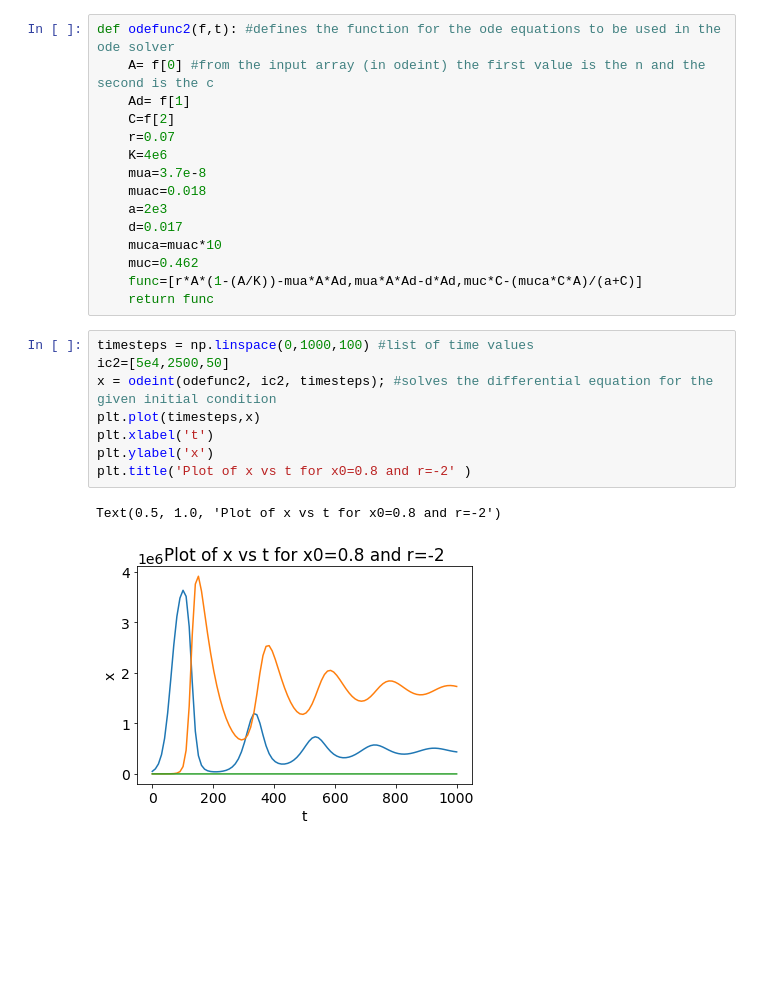
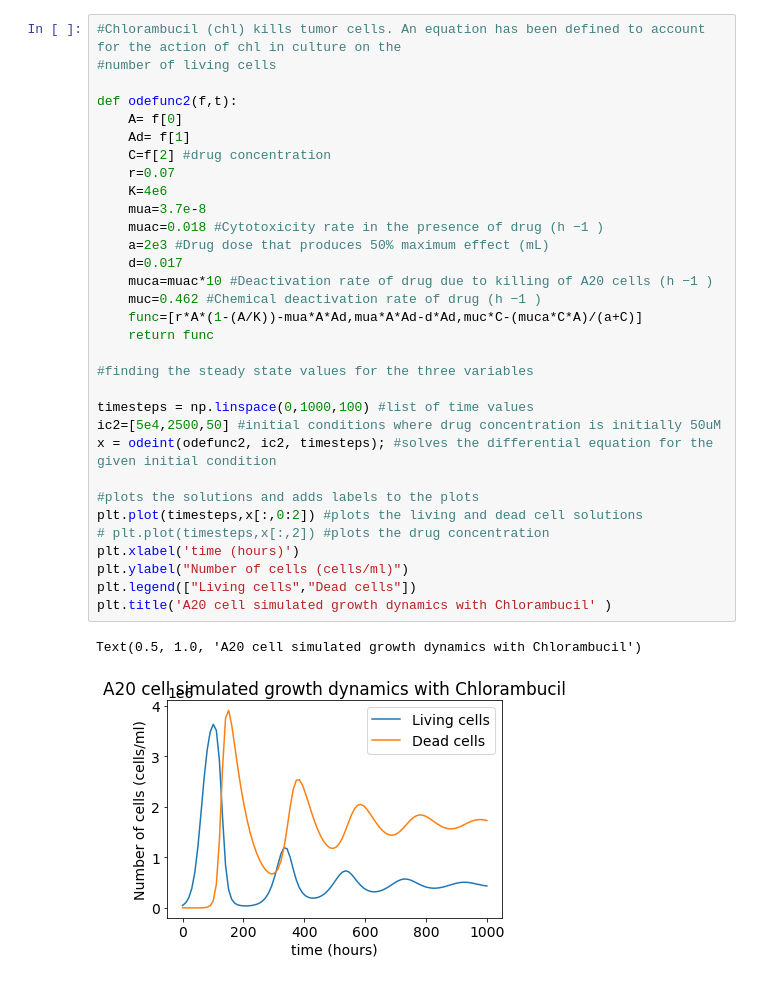
Before and after one commit to traceymoyston/CHE2410_Project2, a Jupyter notebook: project2.ipynb, the cells around one changed output. Saved outputs shown, nothing was run; the diff lists cells and outputs as text; blank space fills up the shorter version.

```diff
--- a/project2.ipynb
+++ b/project2.ipynb
@@ -42,27 +45,36 @@ plt.plot(traindata["Time"],exp1)
-# %%
-def odefunc2(f,t): #defines the function for the ode equations to be used in the ode solver
-    A= f[0] #from the input array (in odeint) the first value is the n and the second is the c
-    Ad= f[1]
-    C=f[2]
-    r=0.07
-    K=4e6
-    mua=3.7e-8
-    muac=0.018
-    a=2e3
-    d=0.017
-    muca=muac*10
-    muc=0.462
-    func=[r*A*(1-(A/K))-mua*A*Ad,mua*A*Ad-d*Ad,muc*C-(muca*C*A)/(a+C)]
-    return func
-# %%
-timesteps = np.linspace(0,1000,100) #list of time values
-ic2=[5e4,2500,50]
-x = odeint(odefunc2, ic2, timesteps); #solves the differential equation for the given initial condition
-plt.plot(timesteps,x)
-plt.xlabel('t')
-plt.ylabel('x')
-plt.title('Plot of x vs t for x0=0.8 and r=-2' )
-# %% [output]
-Text(0.5, 1.0, 'Plot of x vs t for x0=0.8 and r=-2')
-[figure, removed]
+# %%
+#Chlorambucil (chl) kills tumor cells. An equation has been defined to account for the action of chl in culture on the
+#number of living cells
+
+def odefunc2(f,t):
+    A= f[0]
+    Ad= f[1]
+    C=f[2] #drug concentration
+    r=0.07
+    K=4e6
+    mua=3.7e-8
+    muac=0.018 #Cytotoxicity rate in the presence of drug (h −1 )
+    a=2e3 #Drug dose that produces 50% maximum effect (mL)
+    d=0.017
+    muca=muac*10 #Deactivation rate of drug due to killing of A20 cells (h −1 )
+    muc=0.462 #Chemical deactivation rate of drug (h −1 )
+    func=[r*A*(1-(A/K))-mua*A*Ad,mua*A*Ad-d*Ad,muc*C-(muca*C*A)/(a+C)]
+    return func
+
+#finding the steady state values for the three variables
+
+timesteps = np.linspace(0,1000,100) #list of time values
+ic2=[5e4,2500,50] #initial conditions where drug concentration is initially 50uM
+x = odeint(odefunc2, ic2, timesteps); #solves the differential equation for the given initial condition
+
+#plots the solutions and adds labels to the plots
+plt.plot(timesteps,x[:,0:2]) #plots the living and dead cell solutions
+# plt.plot(timesteps,x[:,2]) #plots the drug concentration
+plt.xlabel('time (hours)')
+plt.ylabel("Number of cells (cells/ml)")
+plt.legend(["Living cells","Dead cells"])
+plt.title('A20 cell simulated growth dynamics with Chlorambucil' )
+# %% [output]
+Text(0.5, 1.0, 'A20 cell simulated growth dynamics with Chlorambucil')
+[figure, added]
 # %%
```
Also changed, not shown: parts of 11 cells of this notebook.
